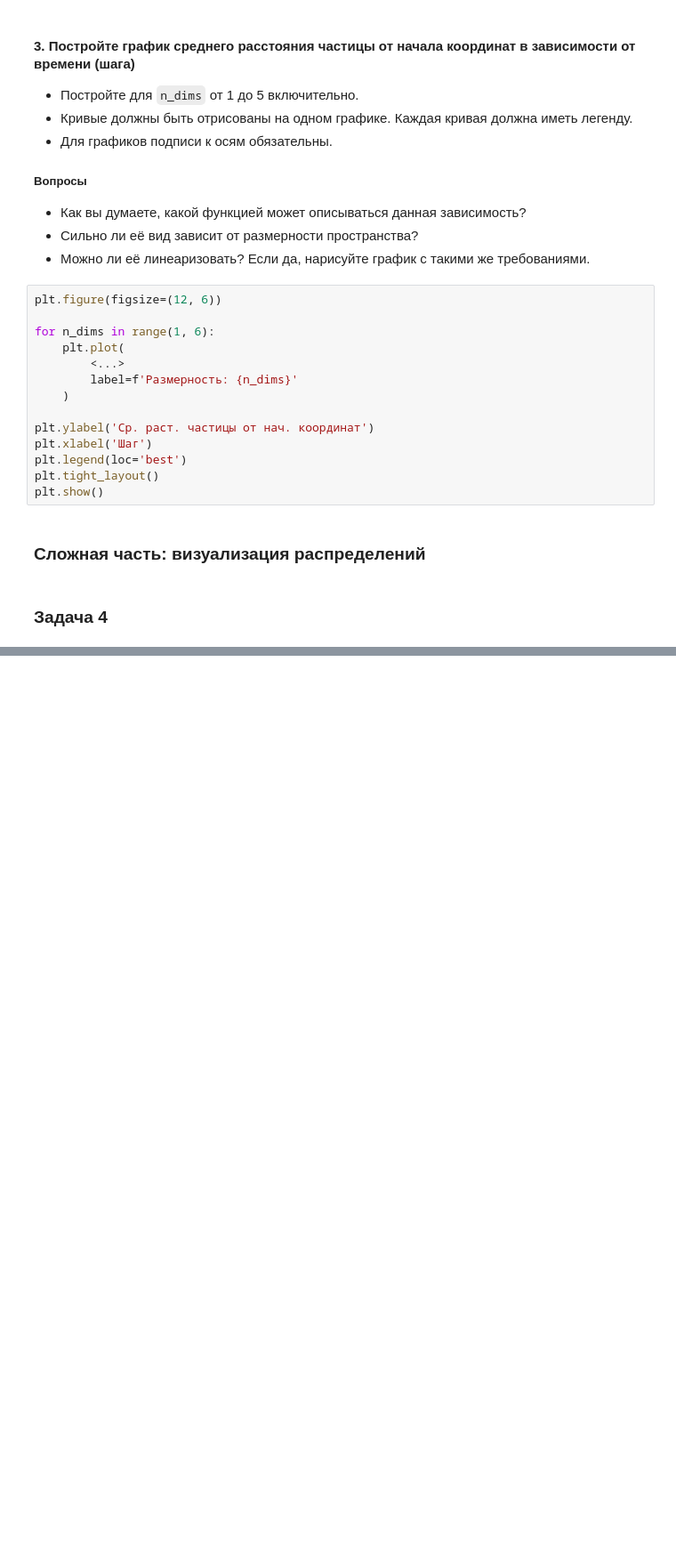
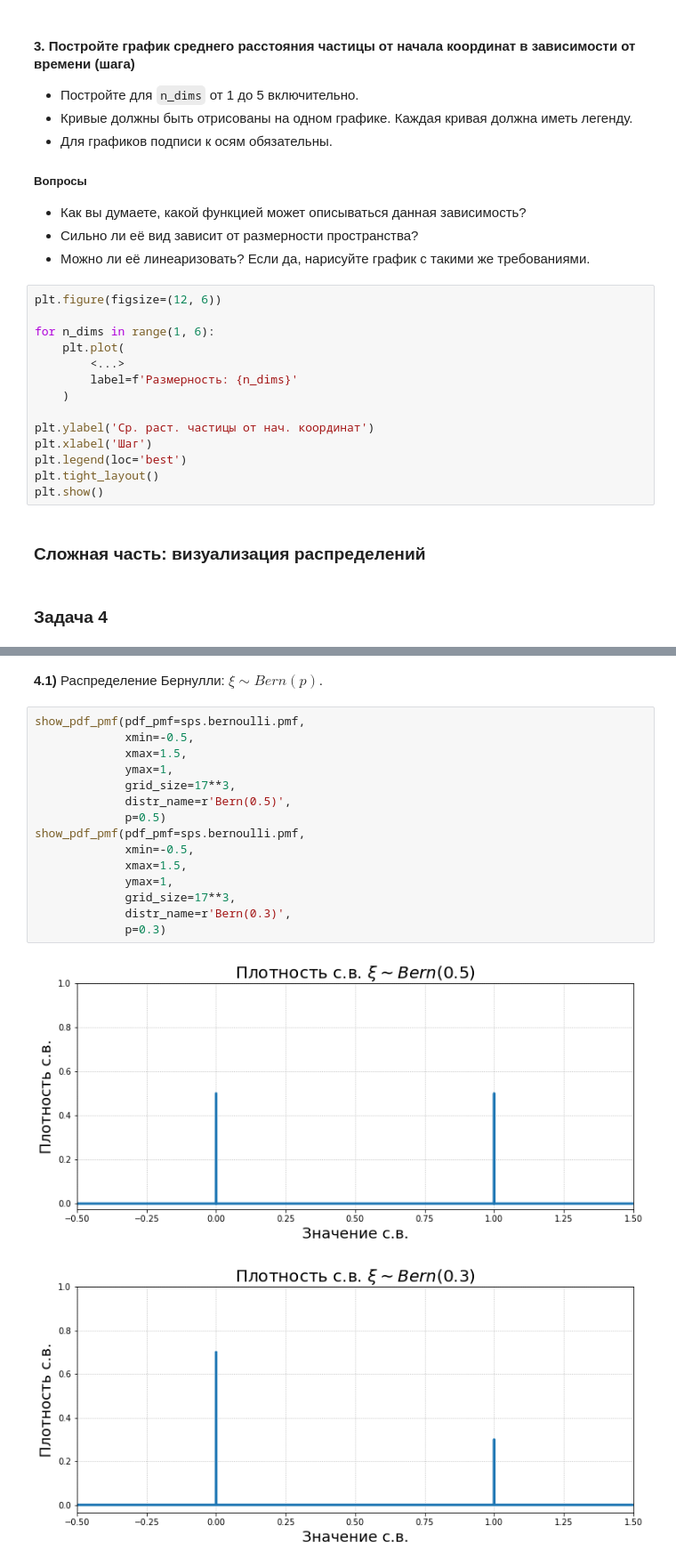
Before and after one commit to TopCoder2K/DS-introduction, a Jupyter notebook: notebooks/[814] Пчелинцев Святослав - Задание 1.ipynb, the cells around one changed output, grey strips where cells are left out. Shown at 89% size. Saved outputs shown, nothing was run; the diff lists cells and outputs as text; blank space fills up the shorter version.

```diff
--- a/notebooks/[814] Пчелинцев Святослав - Задание 1.ipynb
+++ b/notebooks/[814] Пчелинцев Святослав - Задание 1.ipynb
@@ -489,0 +584,20 @@ plt.show()
+# %% [markdown]
+**4.1)** Распределение Бернулли: $\xi \sim Bern(p)$.
+# %%
+show_pdf_pmf(pdf_pmf=sps.bernoulli.pmf,
+             xmin=-0.5,
+             xmax=1.5,
+             ymax=1,
+             grid_size=17**3,
+             distr_name=r'Bern(0.5)',
+             p=0.5)
+show_pdf_pmf(pdf_pmf=sps.bernoulli.pmf,
+             xmin=-0.5,
+             xmax=1.5,
+             ymax=1,
+             grid_size=17**3,
+             distr_name=r'Bern(0.3)',
+             p=0.3)
+# %% [output]
+[figure, added]
+[figure, added]
```
Also changed, not shown: parts of 19 cells of this notebook, 2 other files.
